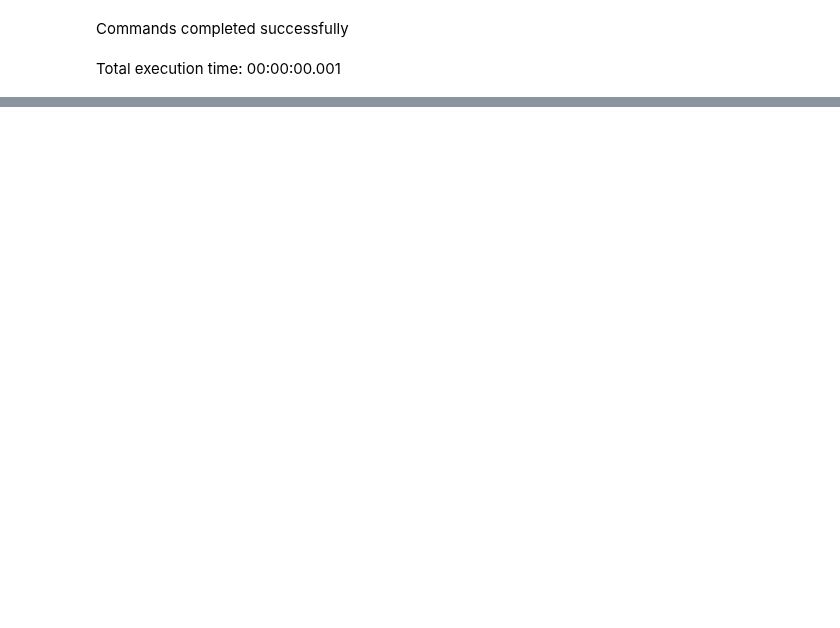
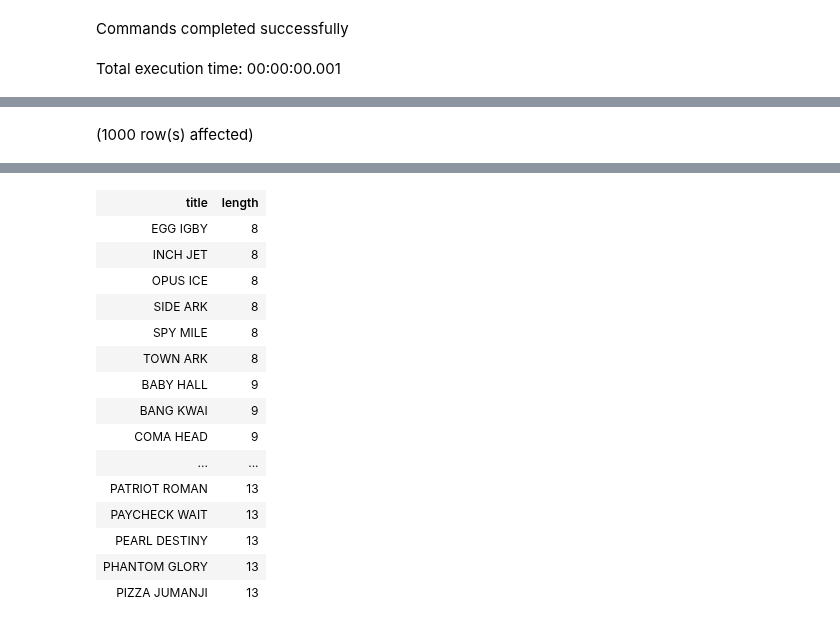
Before and after one commit to gupta-aayushkr/SQL-Queries, a Jupyter notebook: Practice Queries/mavenmoviesdb.ipynb, the cells around one changed output, grey strips where cells are left out. Saved outputs shown, nothing was run; the diff lists cells and outputs as text; code cells hidden in the pictures; blank space fills up the shorter version.

```diff
--- a/Practice Queries/mavenmoviesdb.ipynb
+++ b/Practice Queries/mavenmoviesdb.ipynb
@@ -65,3 +65,9 @@ Total execution time: 00:00:01.006
 | ANDREA | Mahajanga |
 | ANNE | Bradford |
 | ANNIE | Tete |
+# %%
+select title, length(title) as length
+from film
+ORDER by length
+# %% [output]
+(1000 row(s) affected)
@@ -67,0 +75,16 @@ Total execution time: 00:00:01.006
+| title | length |
+| EGG IGBY | 8 |
+| INCH JET | 8 |
+| OPUS ICE | 8 |
+| SIDE ARK | 8 |
+| SPY MILE | 8 |
+| TOWN ARK | 8 |
+| BABY HALL | 9 |
+| BANG KWAI | 9 |
+| COMA HEAD | 9 |
+| ... | ... |
+| PATRIOT ROMAN | 13 |
+| PAYCHECK WAIT | 13 |
+| PEARL DESTINY | 13 |
+| PHANTOM GLORY | 13 |
+| PIZZA JUMANJI | 13 |
```
Also changed, not shown: parts of 8 cells of this notebook, 7 other files.
